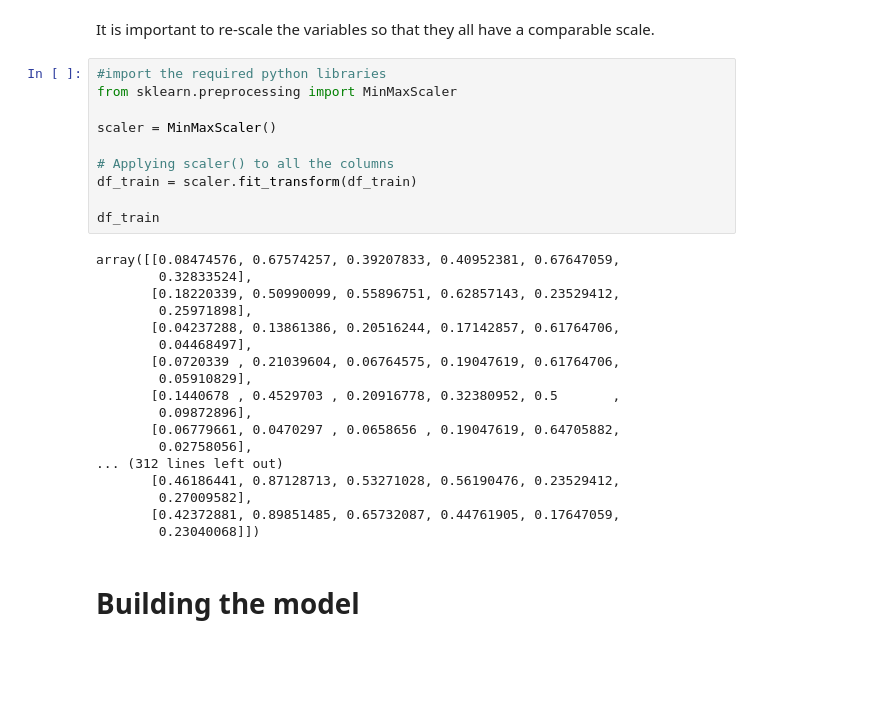
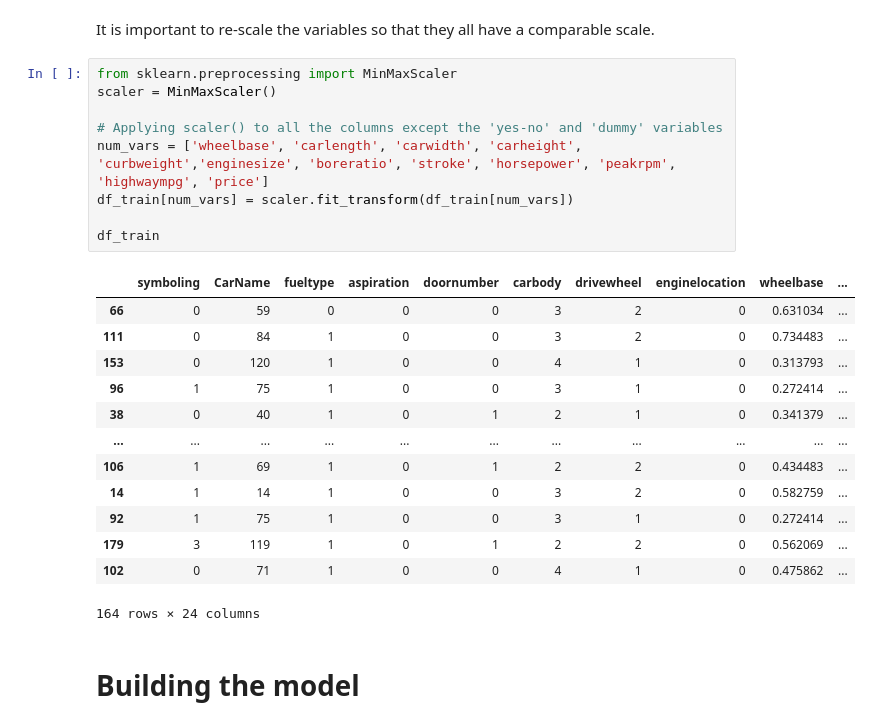
Before and after one commit to aana0308/Car-Price-Prediction, a Jupyter notebook: notebooks/Multiple Linear Regression Analysis.ipynb, the cells around one changed output. Cells and saved outputs as stored; diff of their text form; blank space fills up the shorter version.

```diff
--- a/notebooks/Multiple Linear Regression Analysis.ipynb
+++ b/notebooks/Multiple Linear Regression Analysis.ipynb
@@ -331,33 +306,28 @@ df_train, df_test = train_test_split(finaldf, train_size = 0.8, test_size = 0.2,
 # %% [markdown]
 It is important to re-scale the variables so that they all have a comparable scale.
 # %%
-#import the required python libraries
 from sklearn.preprocessing import MinMaxScaler
-
 scaler = MinMaxScaler()
 
-# Applying scaler() to all the columns
-df_train = scaler.fit_transform(df_train)
+# Applying scaler() to all the columns except the 'yes-no' and 'dummy' variables
+num_vars = ['wheelbase', 'carlength', 'carwidth', 'carheight', 'curbweight','enginesize', 'boreratio', 'stroke', 'horsepower', 'peakrpm', 'highwaympg', 'price']
+df_train[num_vars] = scaler.fit_transform(df_train[num_vars])
 
 df_train
 # %% [output]
+|  | symboling | CarName | fueltype | aspiration | doornumber | carbody | drivewheel | enginelocation | wheelbase | ... |
+| 66 | 0 | 59 | 0 | 0 | 0 | 3 | 2 | 0 | 0.631034 | ... |
+| 111 | 0 | 84 | 1 | 0 | 0 | 3 | 2 | 0 | 0.734483 | ... |
+| 153 | 0 | 120 | 1 | 0 | 0 | 4 | 1 | 0 | 0.313793 | ... |
+| 96 | 1 | 75 | 1 | 0 | 0 | 3 | 1 | 0 | 0.272414 | ... |
+| 38 | 0 | 40 | 1 | 0 | 1 | 2 | 1 | 0 | 0.341379 | ... |
+| ... | ... | ... | ... | ... | ... | ... | ... | ... | ... | ... |
+| 106 | 1 | 69 | 1 | 0 | 1 | 2 | 2 | 0 | 0.434483 | ... |
+| 14 | 1 | 14 | 1 | 0 | 0 | 3 | 2 | 0 | 0.582759 | ... |
+| 92 | 1 | 75 | 1 | 0 | 0 | 3 | 1 | 0 | 0.272414 | ... |
+| 179 | 3 | 119 | 1 | 0 | 1 | 2 | 2 | 0 | 0.562069 | ... |
+| 102 | 0 | 71 | 1 | 0 | 0 | 4 | 1 | 0 | 0.475862 | ... |
-array([[0.08474576, 0.67574257, 0.39207833, 0.40952381, 0.67647059,
-        0.32833524],
-       [0.18220339, 0.50990099, 0.55896751, 0.62857143, 0.23529412,
-        0.25971898],
-       [0.04237288, 0.13861386, 0.20516244, 0.17142857, 0.61764706,
-        0.04468497],
-       [0.0720339 , 0.21039604, 0.06764575, 0.19047619, 0.61764706,
-        0.05910829],
-       [0.1440678 , 0.4529703 , 0.20916778, 0.32380952, 0.5       ,
-        0.09872896],
-       [0.06779661, 0.0470297 , 0.0658656 , 0.19047619, 0.64705882,
-        0.02758056],
-... (312 lines left out)
-       [0.46186441, 0.87128713, 0.53271028, 0.56190476, 0.23529412,
-        0.27009582],
-       [0.42372881, 0.89851485, 0.65732087, 0.44761905, 0.17647059,
-        0.23040068]])
+164 rows × 24 columns
 # %% [markdown]
 # Building the model
 # %%
```
Also changed, not shown: parts of 47 cells of this notebook.
